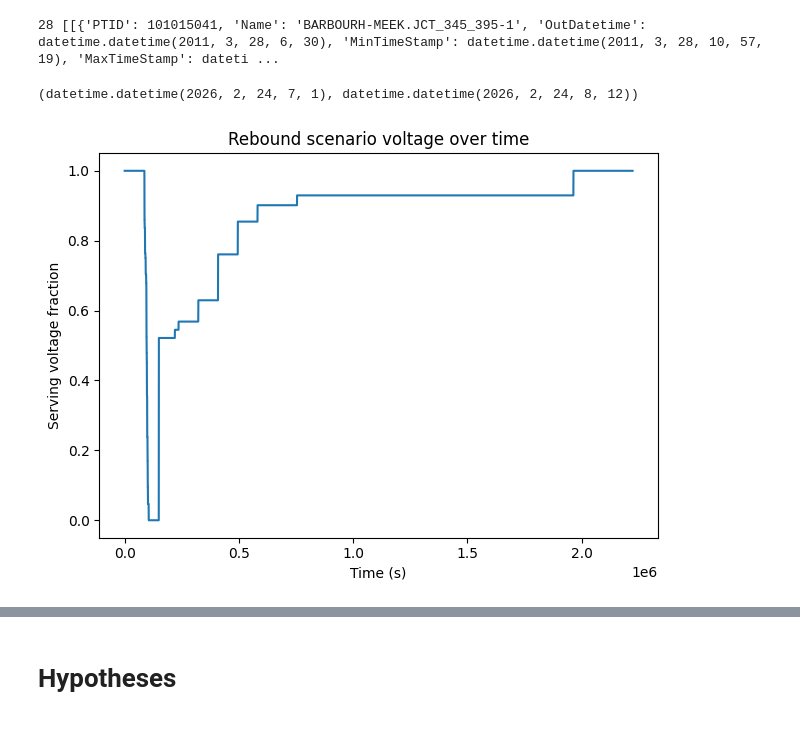
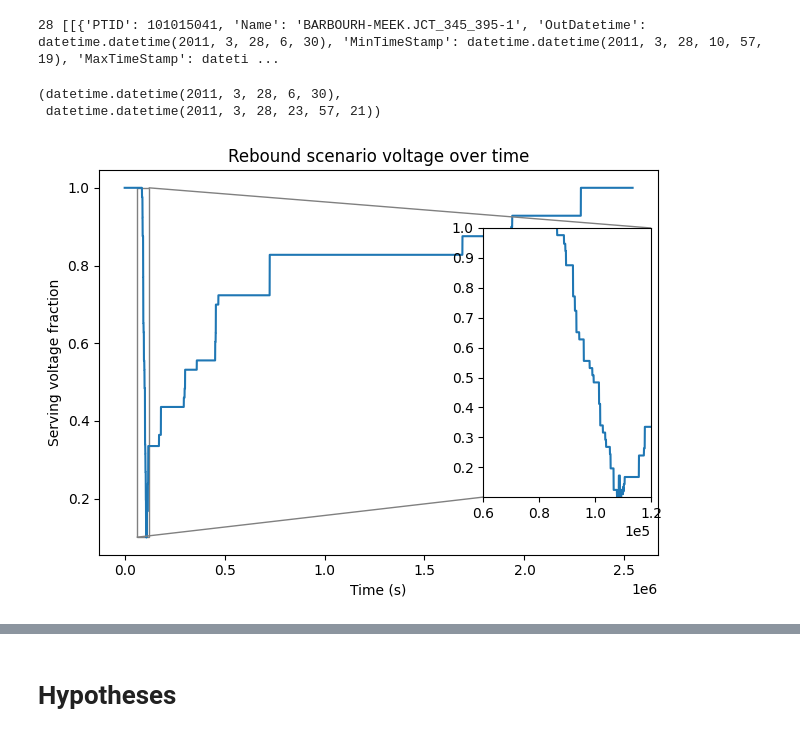
Before and after one commit to mohamad-hasan-sohan-ajini/predictive-maintenance, a Jupyter notebook: src/our_data_eda.ipynb, the cells around one changed output, grey strips where cells are left out. Cells and saved outputs as stored; diff of their text form; code cells hidden in the pictures.

Commit message:
Add inset for rebound plot

```diff
--- a/src/our_data_eda.ipynb
+++ b/src/our_data_eda.ipynb
@@ -320,16 +320,37 @@ while current_time < max_time:
     )
     v_list.append(active_v / total_voltage)
 # %%
-flat_scenario["OutDatetime"], flat_scenario["MaxTimeStamp"]
+flat_scenario[0]["OutDatetime"], flat_scenario[0]["MaxTimeStamp"]
 # %% [output]
-(datetime.datetime(2026, 2, 24, 7, 1), datetime.datetime(2026, 2, 24, 8, 12))
+(datetime.datetime(2011, 3, 28, 6, 30),
+ datetime.datetime(2011, 3, 28, 23, 57, 21))
 # %%
+from mpl_toolkits.axes_grid1.inset_locator import inset_axes, mark_inset
+
 fig, ax = plt.subplots()
 ax.plot(t_list, v_list)
 ax.set_xlabel("Time (s)")
 ax.set_ylabel("Serving voltage fraction")
 ax.set_title("Rebound scenario voltage over time")
 plt.tight_layout()
-plt.savefig(output_path / "rebound_voltage_time.pdf", dpi=300)
+
+# define the zoom window on the x‑axis
+x_start = 6 * 10**4
+x_end = x_start + 6 * 10**4
+
+# add inset axes and plot same data there
+axins = inset_axes(ax, width="30%", height="70%", loc="center right")
+axins.plot(t_list, v_list)
+axins.set_xlim(x_start, x_end)
+axins.set_ylim(min(v_list), max(v_list))
+
+ticks = np.linspace(x_start, x_end, 4)
+axins.set_xticks(ticks)
+axins.ticklabel_format(style="sci", axis="x", scilimits=(0, 0))
+
+# draw a box on the main axes to show the zoomed region
+mark_inset(ax, axins, loc1=3, loc2=1, fc="none", ec="0.5")
+
+plt.savefig(output_path / "rebound_voltage_time_inset.pdf", dpi=300)
 # %% [output]
-[figure, old version]
+[figure, new version]
```
Also changed, not shown: parts of 4 cells of this notebook.
